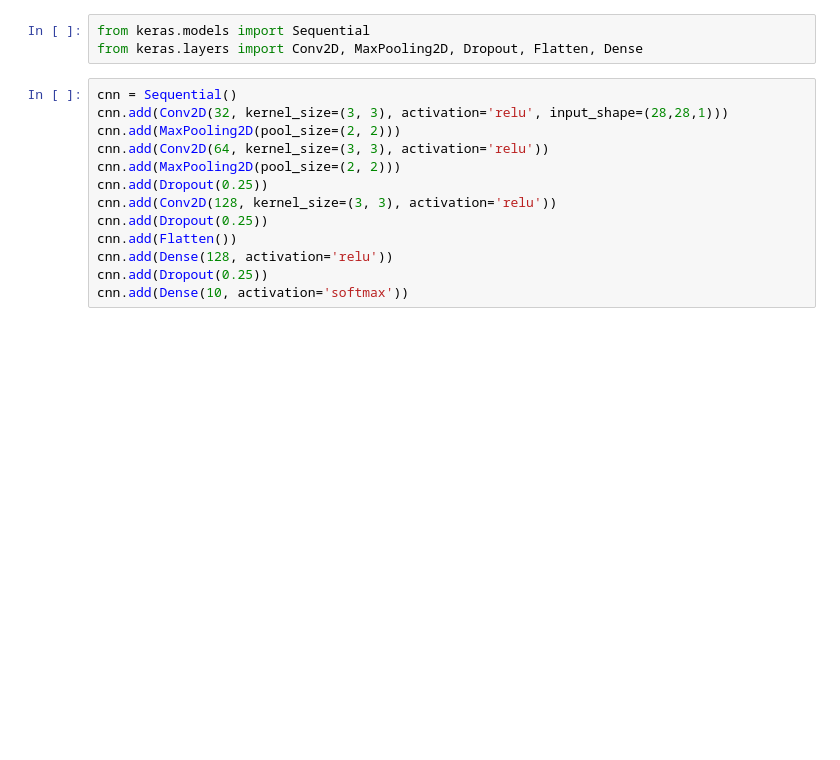
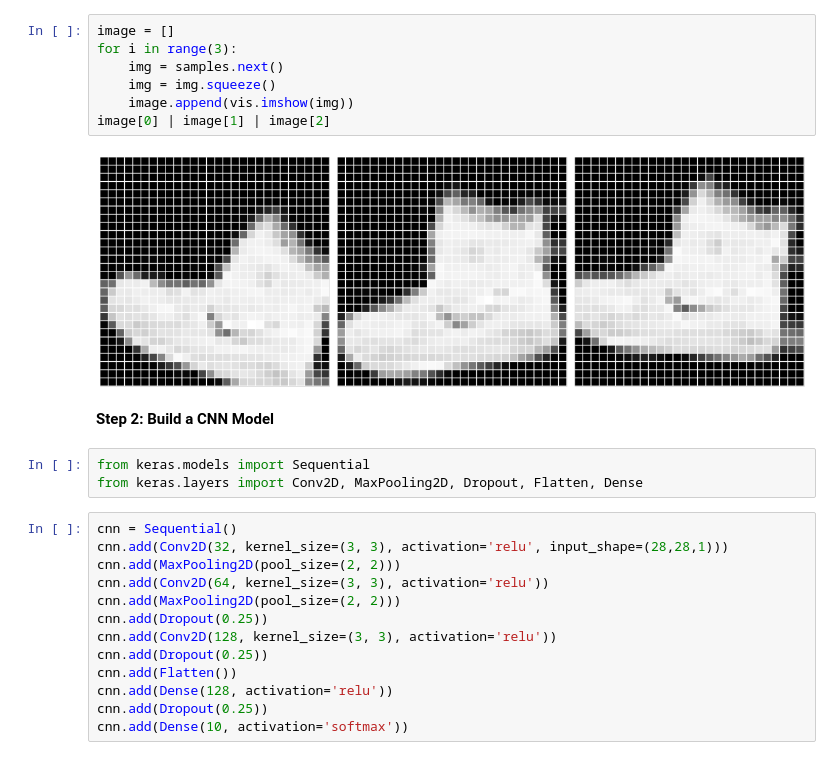
Before and after one commit to amitkaps/deep-learning, a Jupyter notebook: 006-Data-Augmentation-Fashion.ipynb, the cells around one changed output. Cells and saved outputs as stored; diff of their text form; blank space fills up the shorter version.

```diff
--- a/006-Data-Augmentation-Fashion.ipynb
+++ b/006-Data-Augmentation-Fashion.ipynb
@@ -42,3 +70,14 @@ def fashion_mnist_preprocess():
+# %%
+image = []
+for i in range(3):
+    img = samples.next()
+    img = img.squeeze()
+    image.append(vis.imshow(img))
+image[0] | image[1] | image[2]
+# %% [output]
+[figure, added]
+# %% [markdown]
+**Step 2: Build a CNN Model**
 # %%
 from keras.models import Sequential
 from keras.layers import Conv2D, MaxPooling2D, Dropout, Flatten, Dense
```
Also changed, not shown: parts of 64 cells of this notebook, 1 other file.
